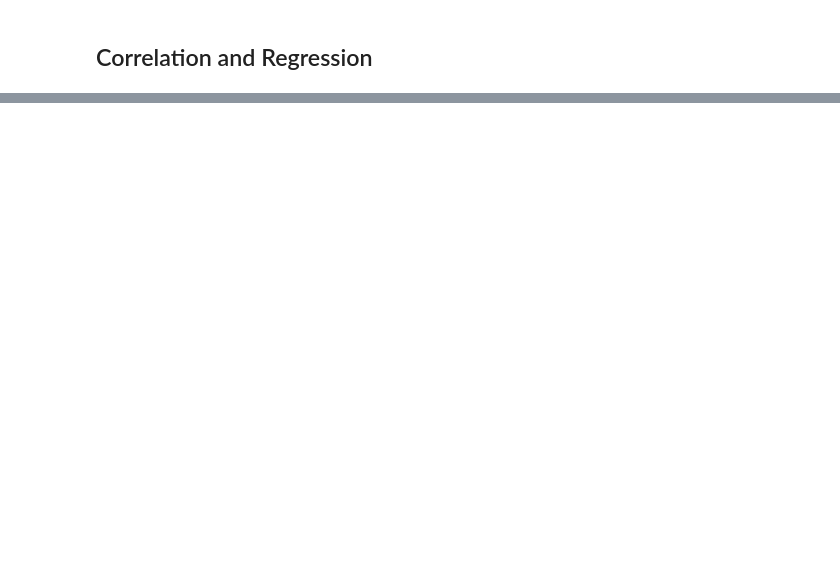
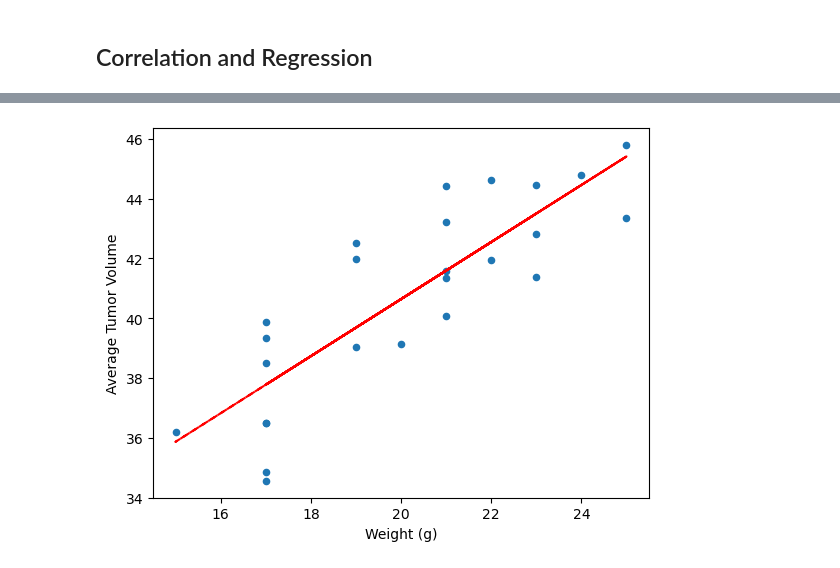
Before and after one commit to kylechou2873/Pymaceuticals, a Jupyter notebook: Pymaceuticals/pymaceuticals_starter.ipynb, the cells around one changed output, grey strips where cells are left out. Saved outputs shown, nothing was run; the diff lists cells and outputs as text; code cells hidden in the pictures; blank space fills up the shorter version.

```diff
--- a/Pymaceuticals/pymaceuticals_starter.ipynb
+++ b/Pymaceuticals/pymaceuticals_starter.ipynb
@@ -285,0 +360,15 @@ The correlation between mouse weight and the average tumor volume is 0.84
+# %%
+# Calculate the correlation coefficient and a linear regression model
+# for mouse weight and average observed tumor volume for the entire Capomulin regimen
+capData = clean_df.loc[clean_df["Drug Regimen"] == "Capomulin",:]
+avgMouseT = capData.groupby("Mouse ID")["Tumor Volume (mm3)"].mean()
+capData = capData[["Mouse ID","Weight (g)"]]
+capData = capData.drop_duplicates("Mouse ID")
+capData = pd.merge(capData,avgMouseT,on="Mouse ID")
+m,b,rval,pval,stderr = st.linregress(capData["Weight (g)"],capData["Tumor Volume (mm3)"])
+fitL = m*capData["Weight (g)"]+b
+capData.plot(kind="scatter",x="Weight (g)",y="Tumor Volume (mm3)",xlabel="Weight (g)", ylabel= "Average Tumor Volume")
+plt.plot(capData["Weight (g)"],fitL,"--",color='red')
+plt.show()
+# %% [output]
+[figure, added]
```
Also changed, not shown: parts of 9 cells of this notebook.
